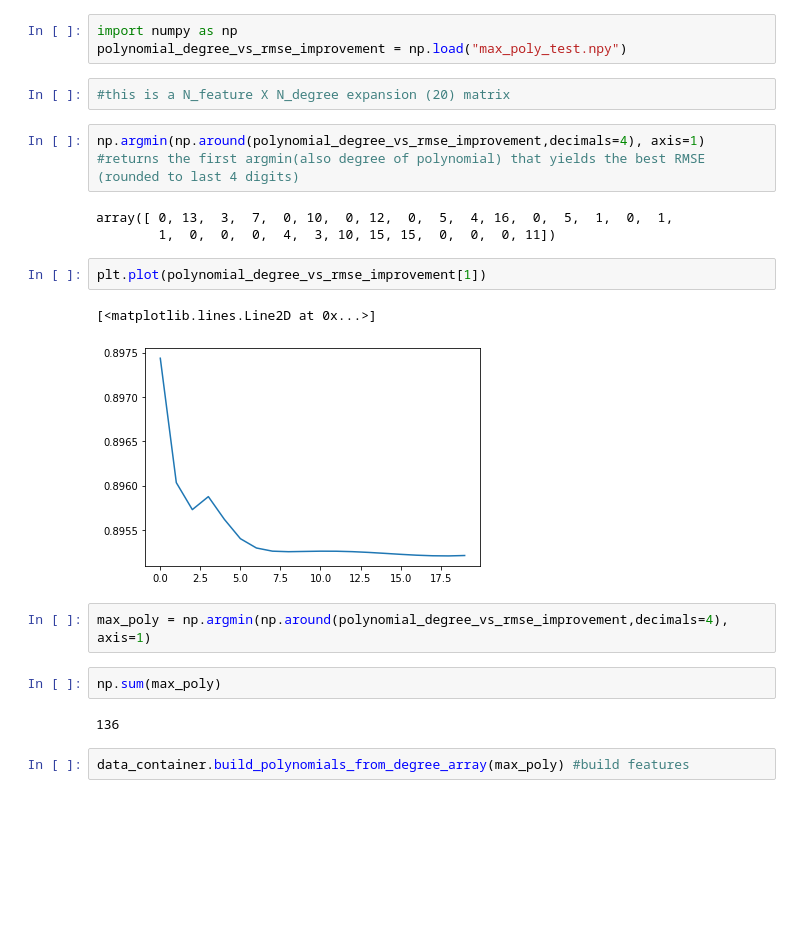
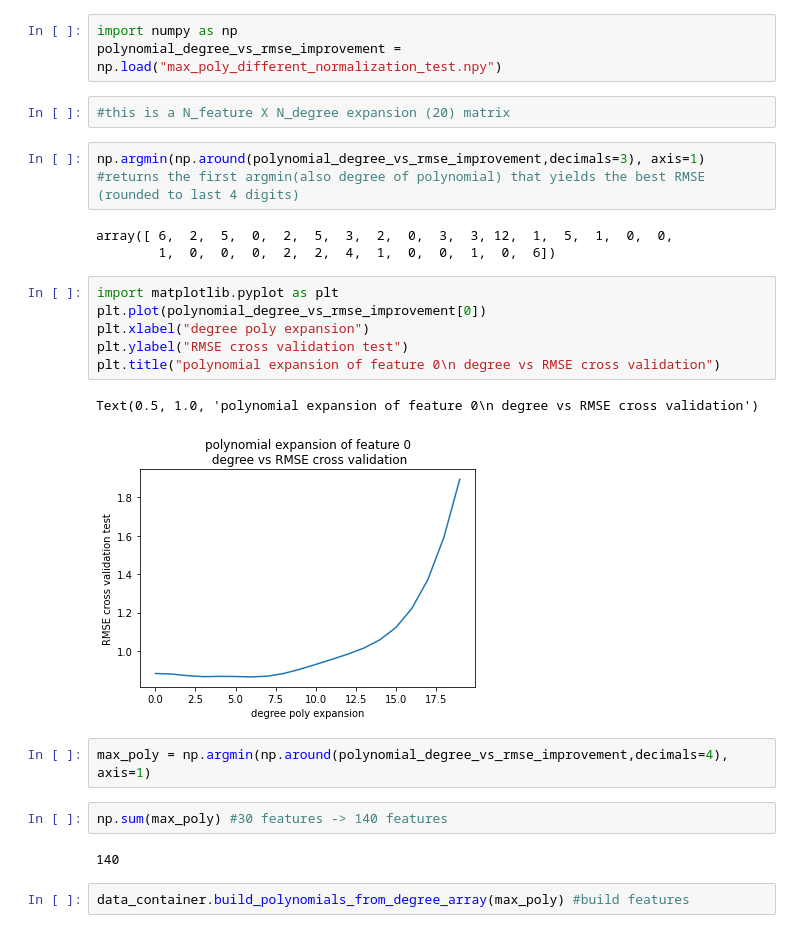
Before and after one commit to TimKircher/MLProject1, a Jupyter notebook: project1/scripts/Testing_matthias.ipynb, the cells around one changed output. Drawn from its saved outputs; the diff is of its cells as text; blank space fills up the shorter version.

```diff
--- a/project1/scripts/Testing_matthias.ipynb
+++ b/project1/scripts/Testing_matthias.ipynb
@@ -17,25 +17,29 @@ data_container.replace_with_mean()
 #### Feature engineering
 # %%
 import numpy as np
-polynomial_degree_vs_rmse_improvement = np.load("max_poly_test.npy")
+polynomial_degree_vs_rmse_improvement = np.load("max_poly_different_normalization_test.npy")
 # %%
 #this is a N_feature X N_degree expansion (20) matrix
 # %%
-np.argmin(np.around(polynomial_degree_vs_rmse_improvement,decimals=4), axis=1)  #returns the first argmin(also degree of polynomial) that yields the best RMSE (rounded to last 4 digits)
+np.argmin(np.around(polynomial_degree_vs_rmse_improvement,decimals=3), axis=1)  #returns the first argmin(also degree of polynomial) that yields the best RMSE (rounded to last 4 digits)
 # %% [output]
-array([ 0, 13,  3,  7,  0, 10,  0, 12,  0,  5,  4, 16,  0,  5,  1,  0,  1,
-        1,  0,  0,  0,  4,  3, 10, 15, 15,  0,  0,  0, 11])
+array([ 6,  2,  5,  0,  2,  5,  3,  2,  0,  3,  3, 12,  1,  5,  1,  0,  0,
+        1,  0,  0,  0,  2,  2,  4,  1,  0,  0,  1,  0,  6])
 # %%
-plt.plot(polynomial_degree_vs_rmse_improvement[1])
+import matplotlib.pyplot as plt
+plt.plot(polynomial_degree_vs_rmse_improvement[0])
+plt.xlabel("degree poly expansion")
+plt.ylabel("RMSE cross validation test")
+plt.title("polynomial expansion of feature 0\n degree vs RMSE cross validation")
 # %% [output]
-[<matplotlib.lines.Line2D at 0x...>]
+Text(0.5, 1.0, 'polynomial expansion of feature 0\n degree vs RMSE cross validation')
-[figure, old version]
+[figure, new version]
 # %%
 max_poly = np.argmin(np.around(polynomial_degree_vs_rmse_improvement,decimals=4), axis=1)
 # %%
-np.sum(max_poly)
+np.sum(max_poly) #30 features -> 140 features
 # %% [output]
-136
+140
 # %%
 data_container.build_polynomials_from_degree_array(max_poly) #build features
 # %%
```
Also changed, not shown: parts of 11 cells of this notebook, 12 other files.
